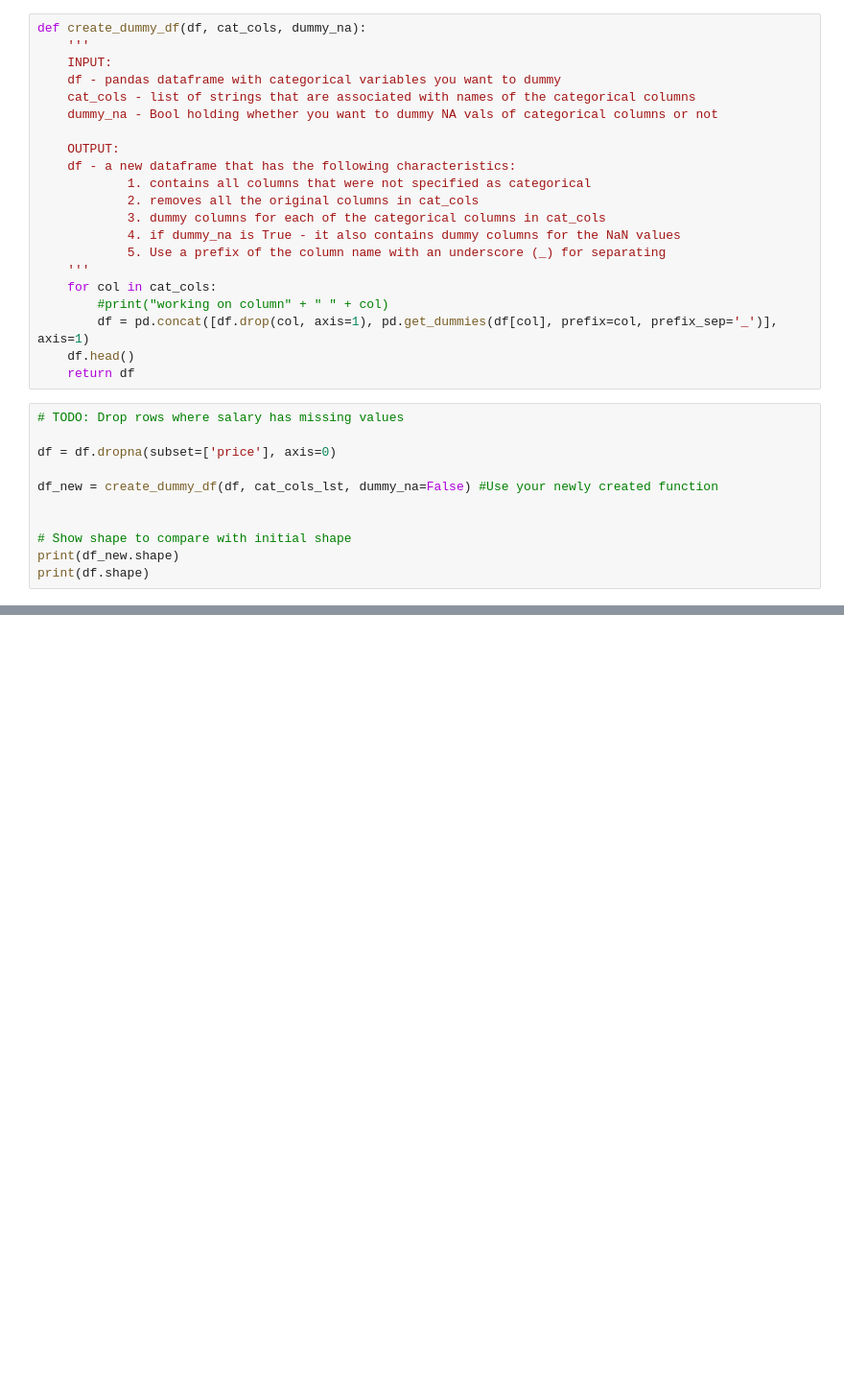
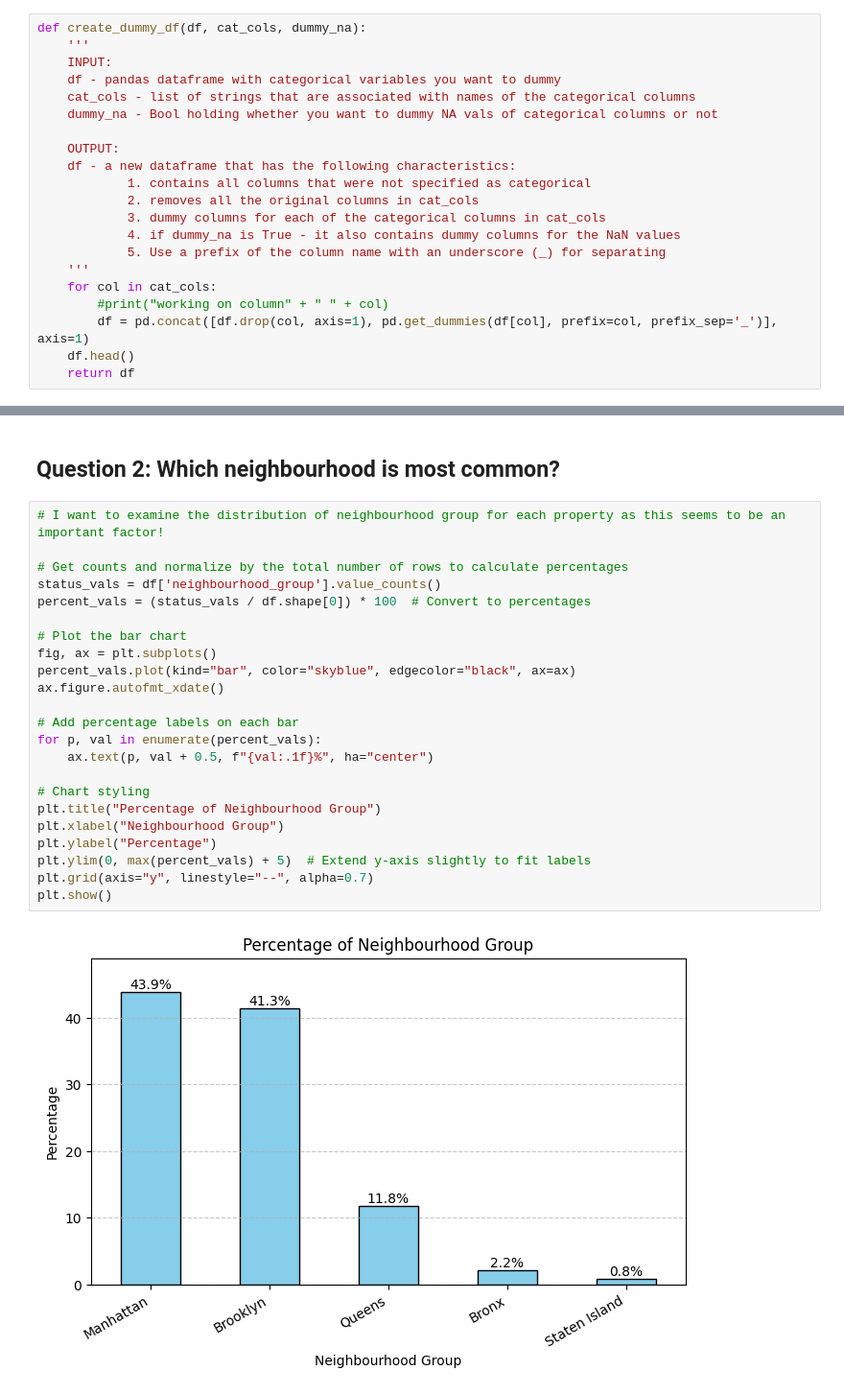
Before and after one commit to amitechno/datascienceproject1, a Jupyter notebook: ny.ipynb, the cells around one changed output, grey strips where cells are left out. Shown at 96% size. Cells and saved outputs as stored; diff of their text form; blank space fills up the shorter version.

Commit message:
updated function

```diff
--- a/ny.ipynb
+++ b/ny.ipynb
@@ -89,14 +194,3 @@ def create_dummy_df(df, cat_cols, dummy_na):
         df = pd.concat([df.drop(col, axis=1), pd.get_dummies(df[col], prefix=col, prefix_sep='_')], axis=1)
     df.head()
     return df
-# %%
-# TODO: Drop rows where salary has missing values
-
-df = df.dropna(subset=['price'], axis=0)
-
-df_new = create_dummy_df(df, cat_cols_lst, dummy_na=False) #Use your newly created function
-
-
-# Show shape to compare with initial shape
-print(df_new.shape)
-print(df.shape)
@@ -197,0 +264,27 @@ scaler instantiated
+# %% [markdown]
+## Question 2: Which neighbourhood is most common?
+# %%
+# I want to examine the distribution of neighbourhood group for each property as this seems to be an important factor!
+
+# Get counts and normalize by the total number of rows to calculate percentages
+status_vals = df['neighbourhood_group'].value_counts()
+percent_vals = (status_vals / df.shape[0]) * 100  # Convert to percentages
+
+# Plot the bar chart
+fig, ax = plt.subplots()
+percent_vals.plot(kind="bar", color="skyblue", edgecolor="black", ax=ax)
+ax.figure.autofmt_xdate()
+
+# Add percentage labels on each bar
+for p, val in enumerate(percent_vals):
+    ax.text(p, val + 0.5, f"{val:.1f}%", ha="center")
+
+# Chart styling
+plt.title("Percentage of Neighbourhood Group")
+plt.xlabel("Neighbourhood Group")
+plt.ylabel("Percentage")
+plt.ylim(0, max(percent_vals) + 5)  # Extend y-axis slightly to fit labels
+plt.grid(axis="y", linestyle="--", alpha=0.7)
+plt.show()
+# %% [output]
+[figure, added]
```
Also changed, not shown: parts of 22 cells of this notebook, 5 other files.
